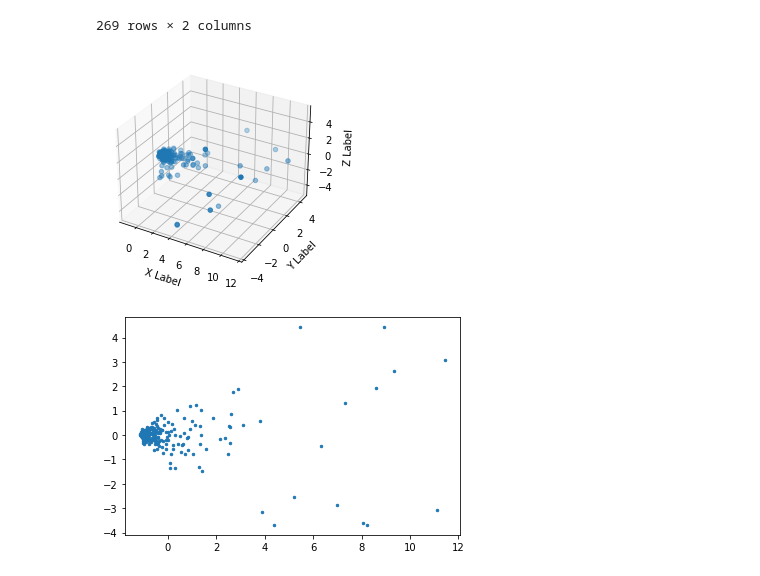
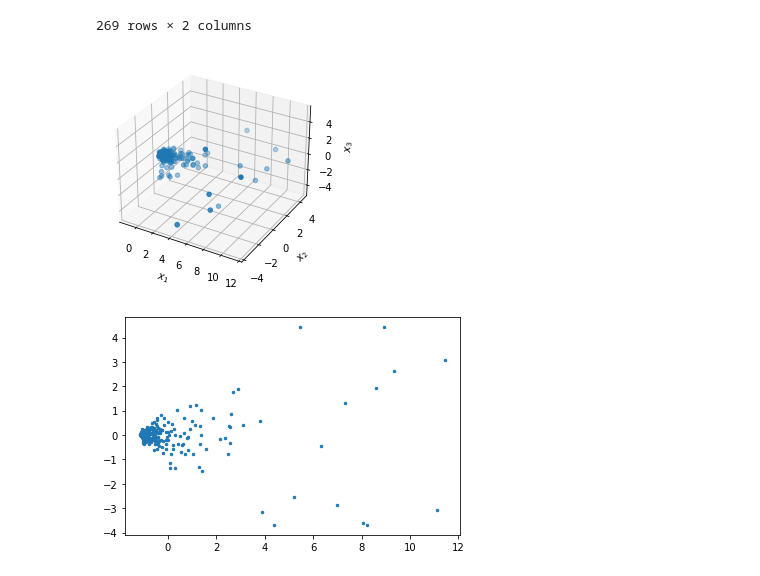
Before and after one commit to tobiasbudig/attack-hypotheses-generation, a Jupyter notebook: regression/pca and cluster analysis.ipynb, the cells around one changed output. Cells and saved outputs as stored; diff of their text form; code cells hidden in the pictures.

```diff
--- a/regression/pca and cluster analysis.ipynb
+++ b/regression/pca and cluster analysis.ipynb
@@ -144,14 +143,14 @@ X2
 # %%
 fig = plt.figure()
 ax = fig.add_subplot(projection='3d')
 ax.scatter(X3[0], X3[1], X3[2])
-ax.set_xlabel('X Label')
-ax.set_ylabel('Y Label')
-ax.set_zlabel('Z Label')
+ax.set_xlabel(f'$x_1$')
+ax.set_ylabel(f'$x_2$')
+ax.set_zlabel(f'$x_3$')
 
 plt.show()
 # %% [output]
-[figure, old version]
+[figure, new version]
 # %%
 plt.scatter(X2[0], X2[1], s=6)
 plt.show()
```
Also changed, not shown: parts of 4 cells of this notebook, 10 other files.
